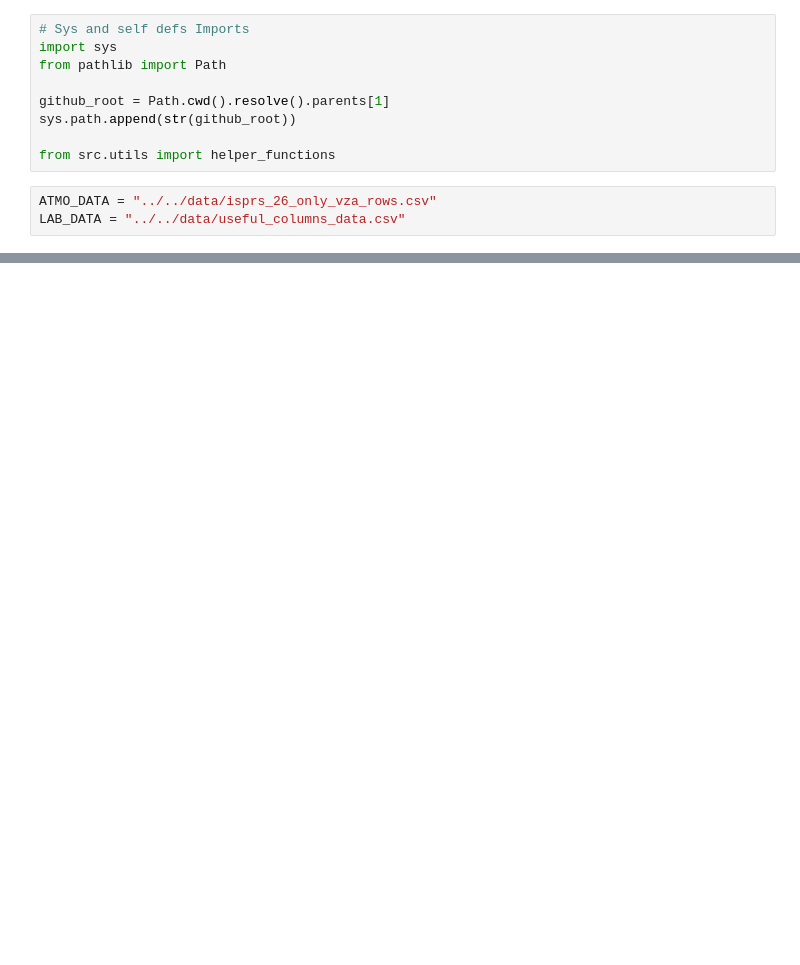
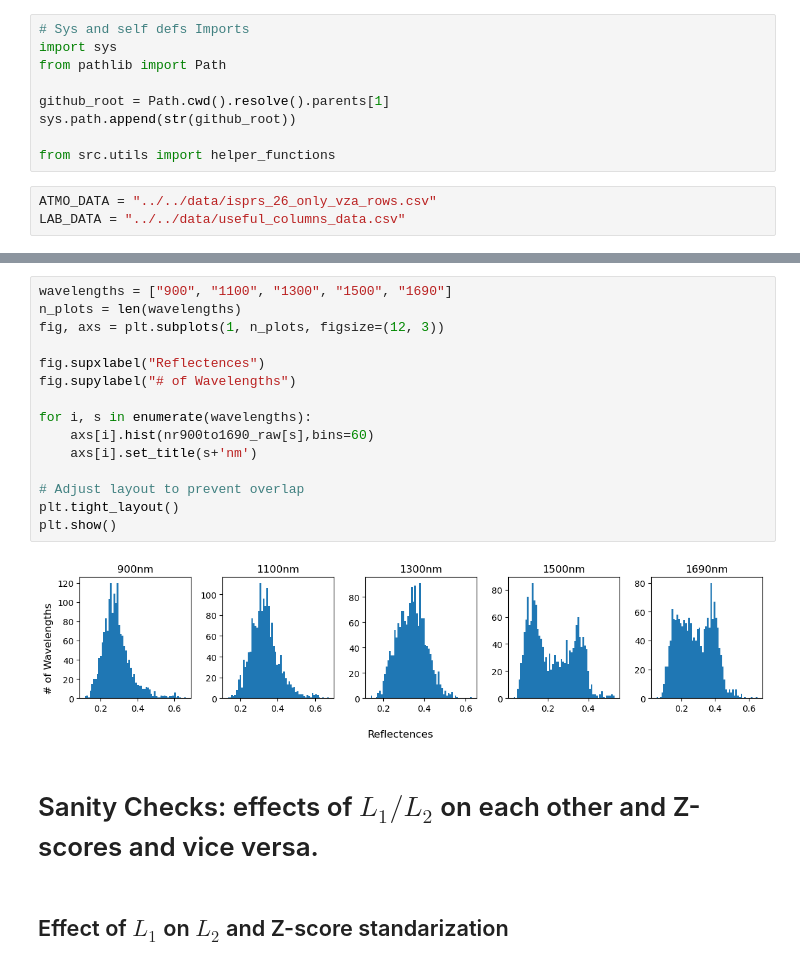
Before and after one commit to utat-ss/FINCH-Science_Unmixing, a Jupyter notebook: runs/characterization/normalization.ipynb, the cells around one changed output, grey strips where cells are left out. Saved outputs shown, nothing was run; the diff lists cells and outputs as text; blank space fills up the shorter version.

```diff
--- a/runs/characterization/normalization.ipynb
+++ b/runs/characterization/normalization.ipynb
@@ -46,0 +95,21 @@ nr900to1690 = normalized_dataset
+# %%
+wavelengths = ["900", "1100", "1300", "1500", "1690"]
+n_plots = len(wavelengths)
+fig, axs = plt.subplots(1, n_plots, figsize=(12, 3))
+
+fig.supxlabel("Reflectences")
+fig.supylabel("# of Wavelengths")
+
+for i, s in enumerate(wavelengths):
+    axs[i].hist(nr900to1690_raw[s],bins=60)
+    axs[i].set_title(s+'nm')
+
+# Adjust layout to prevent overlap
+plt.tight_layout()
+plt.show()
+# %% [output]
+[figure, added]
+# %% [markdown]
+# Sanity Checks: effects of $L_1/L_2$ on each other and Z-scores and vice versa.
+# %% [markdown]
+## Effect of $L_1$ on $L_2$ and Z-score standarization
```
Also changed, not shown: parts of 34 cells of this notebook, 2 other files.
